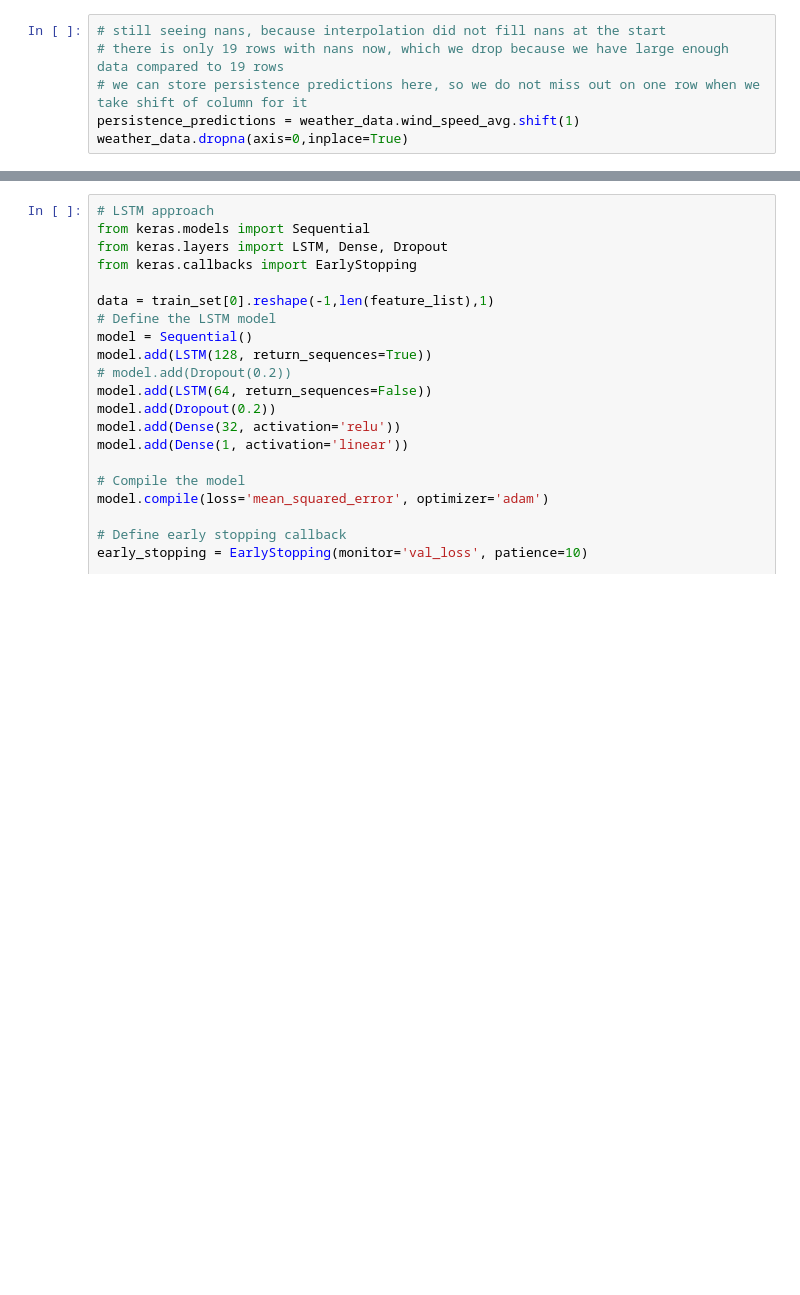
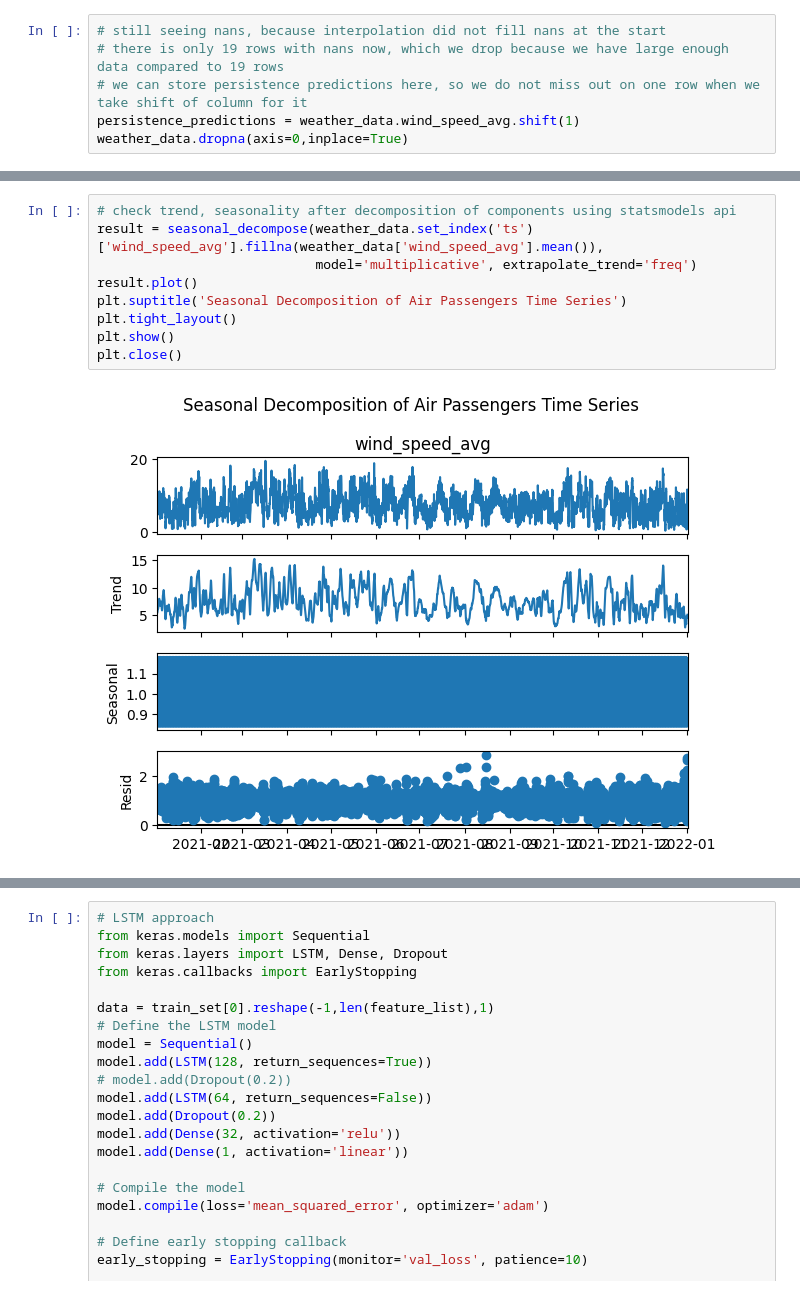
Before and after one commit to gandalf486/weather-forecast, a Jupyter notebook: explore.ipynb, the cells around one changed output, grey strips where cells are left out. Drawn from its saved outputs; the diff is of its cells as text; blank space fills up the shorter version.

```diff
--- a/explore.ipynb
+++ b/explore.ipynb
@@ -350,0 +262,11 @@ r2 score 0.9221110903563265
+# %%
+# check trend, seasonality after decomposition of components using statsmodels api
+result = seasonal_decompose(weather_data.set_index('ts')['wind_speed_avg'].fillna(weather_data['wind_speed_avg'].mean()),
+                            model='multiplicative', extrapolate_trend='freq')
+result.plot()
+plt.suptitle('Seasonal Decomposition of Air Passengers Time Series')
+plt.tight_layout()
+plt.show()
+plt.close()
+# %% [output]
+[figure, added]
```
Also changed, not shown: parts of 92 cells of this notebook, 1 other file.
